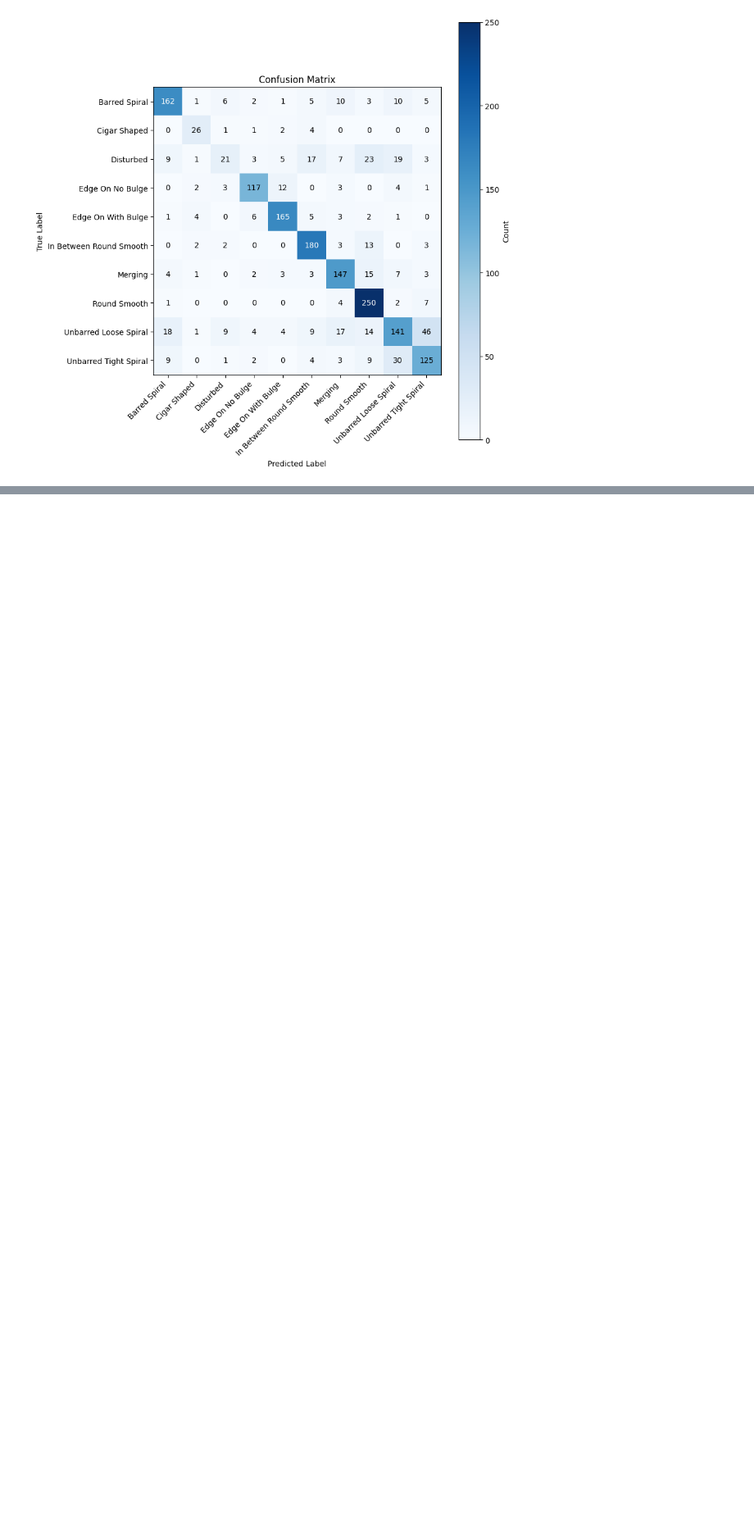
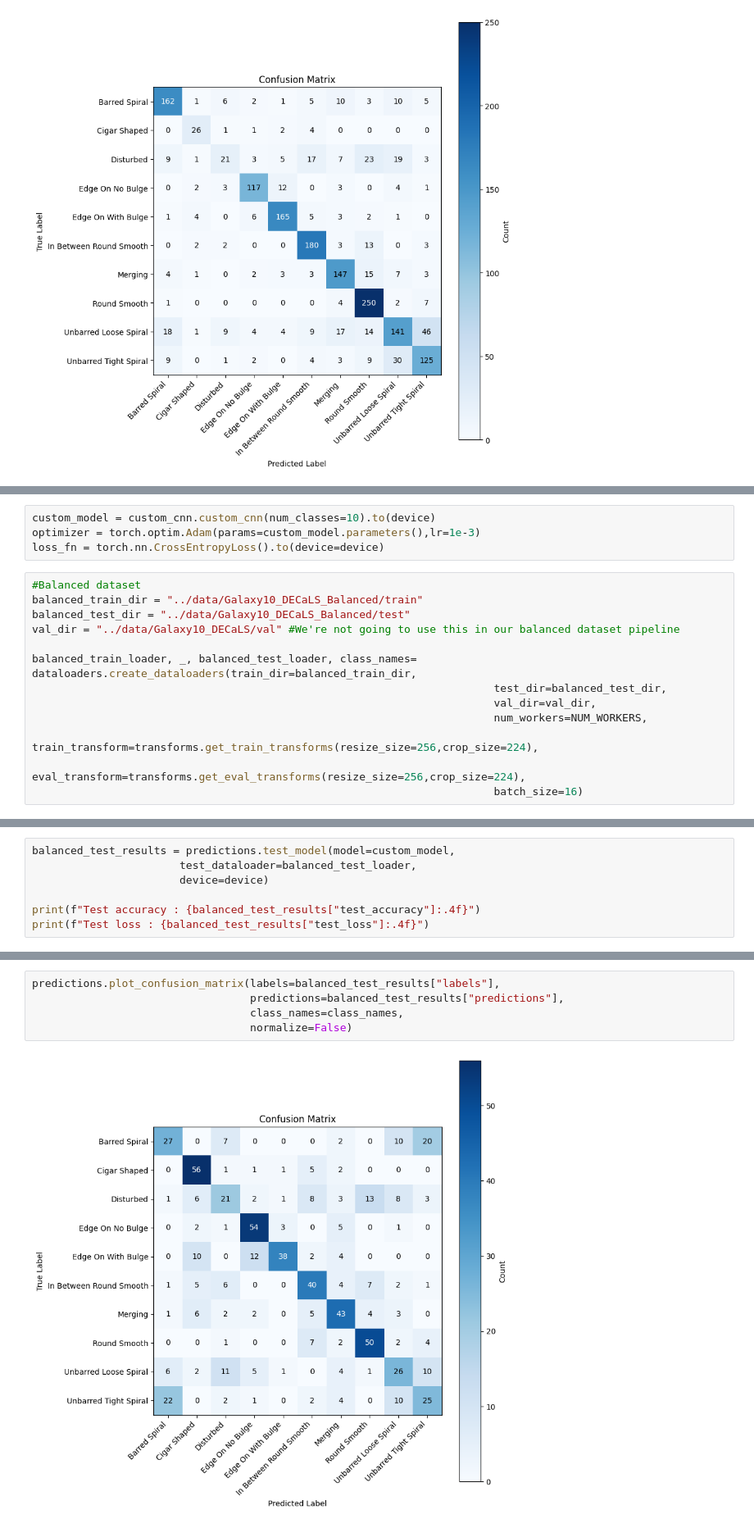
Before and after one commit to CheekyRishi/galaxy_morphology_classification, a Jupyter notebook: notebooks/train_and_evaluate.ipynb, the cells around one changed output, grey strips where cells are left out. Shown at 82% size. Saved outputs shown, nothing was run; the diff lists cells and outputs as text; blank space fills up the shorter version.

Commit message:
Train custom cnn on balanced dataset and evaluate on balanced and unbalanced test dataset

```diff
--- a/notebooks/train_and_evaluate.ipynb
+++ b/notebooks/train_and_evaluate.ipynb
@@ -818,0 +823,17 @@ predictions.plot_confusion_matrix(labels=test_results["labels"],
+# %%
+custom_model = custom_cnn.custom_cnn(num_classes=10).to(device)
+optimizer = torch.optim.Adam(params=custom_model.parameters(),lr=1e-3)
+loss_fn = torch.nn.CrossEntropyLoss().to(device=device)
+# %%
+#Balanced dataset
+balanced_train_dir = "../data/Galaxy10_DECaLS_Balanced/train"
+balanced_test_dir = "../data/Galaxy10_DECaLS_Balanced/test"
+val_dir = "../data/Galaxy10_DECaLS/val" #We're not going to use this in our balanced dataset pipeline
+
+balanced_train_loader, _, balanced_test_loader, class_names= dataloaders.create_dataloaders(train_dir=balanced_train_dir,
+                                                                        test_dir=balanced_test_dir,
+                                                                        val_dir=val_dir,
+                                                                        num_workers=NUM_WORKERS,
+                                                                        train_transform=transforms.get_train_transforms(resize_size=256,crop_size=224),
+                                                                        eval_transform=transforms.get_eval_transforms(resize_size=256,crop_size=224),
+                                                                        batch_size=16)
@@ -818,0 +875,7 @@ predictions.plot_confusion_matrix(labels=test_results["labels"],
+# %%
+balanced_test_results = predictions.test_model(model=custom_model,
+                       test_dataloader=balanced_test_loader,
+                       device=device)
+
+print(f"Test accuracy : {balanced_test_results["test_accuracy"]:.4f}")
+print(f"Test loss : {balanced_test_results["test_loss"]:.4f}")
@@ -818,0 +885,7 @@ predictions.plot_confusion_matrix(labels=test_results["labels"],
+# %%
+predictions.plot_confusion_matrix(labels=balanced_test_results["labels"],
+                                  predictions=balanced_test_results["predictions"],
+                                  class_names=class_names,
+                                  normalize=False)
+# %% [output]
+[figure, added]
```
Also changed, not shown: parts of 9 cells of this notebook.
